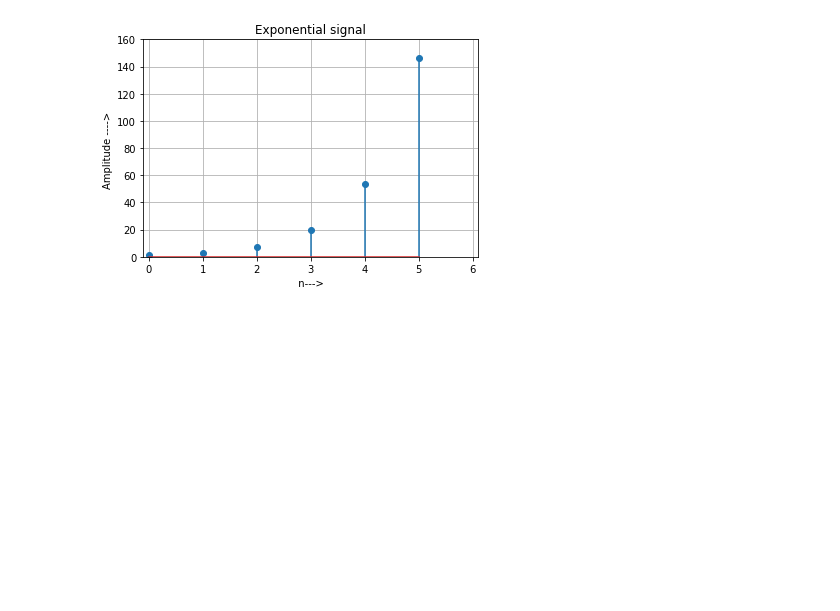
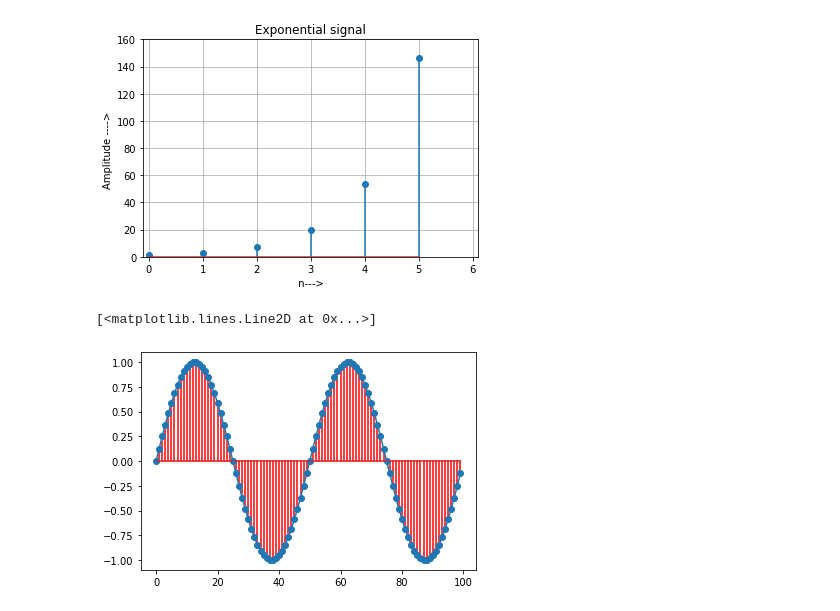
Before and after one commit to hackerishan-123/DSP, a Jupyter notebook: LAB1.ipynb, the cells around one changed output. Drawn from its saved outputs; the diff is of its cells as text; code cells hidden in the pictures; blank space fills up the shorter version.

```diff
--- a/LAB1.ipynb
+++ b/LAB1.ipynb
@@ -98,3 +65,19 @@ plt.grid(True)
 plt.show()
 # %% [output]
 [figure]
+# %%
+import matplotlib.pyplot as plt # For ploting
+import numpy as np
+
+fs = 100
+f = 2
+
+x = np.arange(fs)
+y = np.sin(2*np.pi*f * (x/fs))
+
+
+plt.stem(x,y, 'r', )
+plt.plot(x,y)
+# %% [output]
+[<matplotlib.lines.Line2D at 0x...>]
+[figure, added]
```
Also changed, not shown: parts of 3 cells of this notebook.
